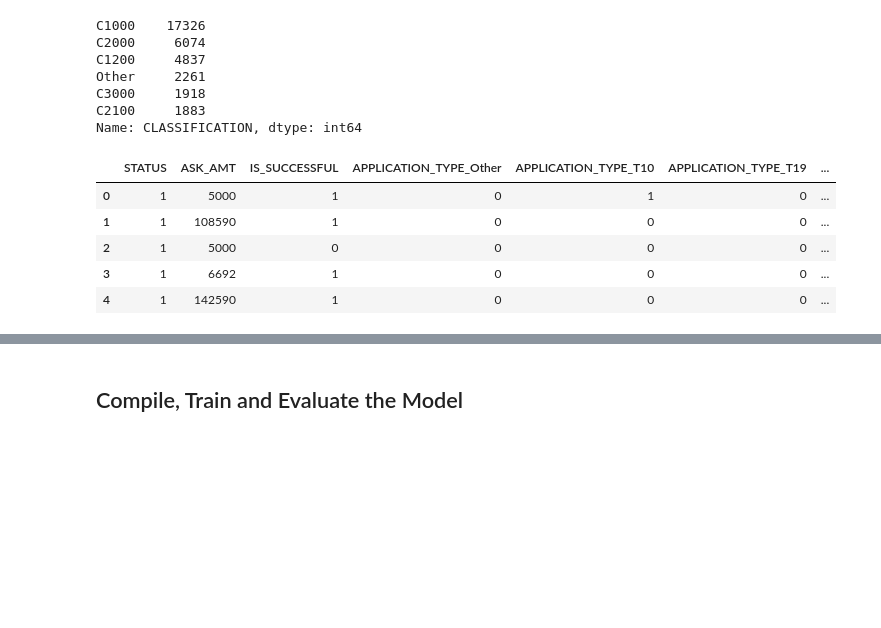
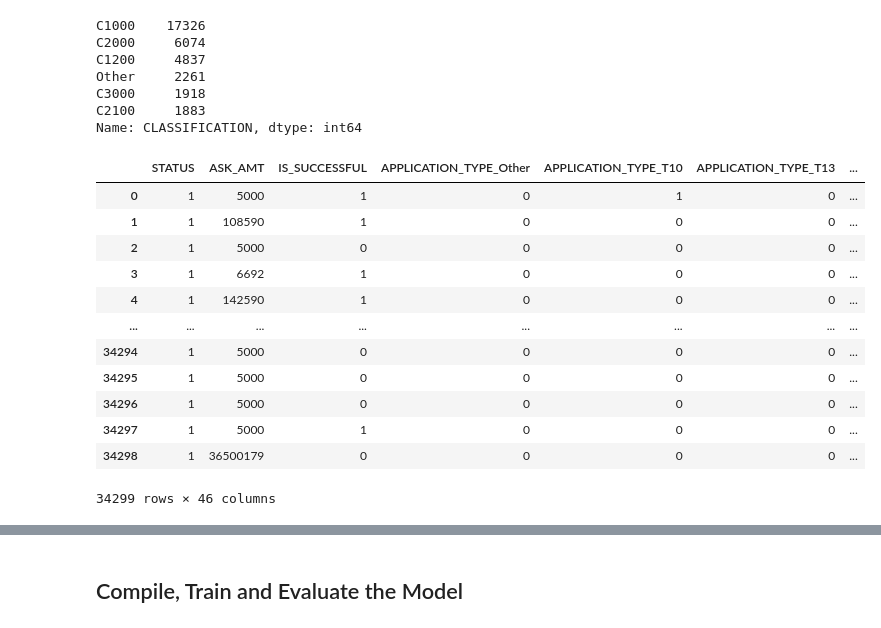
Before and after one commit to DuncanMPlate/charity_funding_predictor, a Jupyter notebook: main.ipynb, the cells around one changed output, grey strips where cells are left out. Cells and saved outputs as stored; diff of their text form; code cells hidden in the pictures; blank space fills up the shorter version.

Commit message:
ill get this damn robot to dance if its the last thing i do

```diff
--- a/main.ipynb
+++ b/main.ipynb
@@ -83,3 +83,6 @@ application_types_to_replace = ['T9', 'T13', 'T12', 'T2', 'T14', 'T25', 'T15', '
+# %%
+#In the endeavor of trying to get the damn model to work, I went back and added T9 and T13 to the non-OTHER field.
+application_types_to_replace = ['T12', 'T2', 'T14', 'T25', 'T15', 'T25', 'T29', 'T17']
 # %%
 # Choose a cutoff value and create a list of application types to be replaced
 # use the variable name `application_types_to_replace`
@@ -152,15 +172,22 @@ Name: CLASSIFICATION, dtype: int64
 # %%
 # Convert categorical data to numeric with `pd.get_dummies`
 #  YOUR CODE GOES HERE
 dummies_df = pd.get_dummies(dropped_df)
-dummies_df.head()
+dummies_df
 # %% [output]
-|  | STATUS | ASK_AMT | IS_SUCCESSFUL | APPLICATION_TYPE_Other | APPLICATION_TYPE_T10 | APPLICATION_TYPE_T19 | ... |
+|  | STATUS | ASK_AMT | IS_SUCCESSFUL | APPLICATION_TYPE_Other | APPLICATION_TYPE_T10 | APPLICATION_TYPE_T13 | ... |
 | 0 | 1 | 5000 | 1 | 0 | 1 | 0 | ... |
 | 1 | 1 | 108590 | 1 | 0 | 0 | 0 | ... |
 | 2 | 1 | 5000 | 0 | 0 | 0 | 0 | ... |
 | 3 | 1 | 6692 | 1 | 0 | 0 | 0 | ... |
 | 4 | 1 | 142590 | 1 | 0 | 0 | 0 | ... |
+| ... | ... | ... | ... | ... | ... | ... | ... |
+| 34294 | 1 | 5000 | 0 | 0 | 0 | 0 | ... |
+| 34295 | 1 | 5000 | 0 | 0 | 0 | 0 | ... |
+| 34296 | 1 | 5000 | 0 | 0 | 0 | 0 | ... |
+| 34297 | 1 | 5000 | 1 | 0 | 0 | 0 | ... |
+| 34298 | 1 | 36500179 | 0 | 0 | 0 | 0 | ... |
+34299 rows × 46 columns
 # %%
 # Split our preprocessed data into our features and target arrays
 #  YOUR CODE GOES HERE
```
Also changed, not shown: parts of 16 cells of this notebook.
